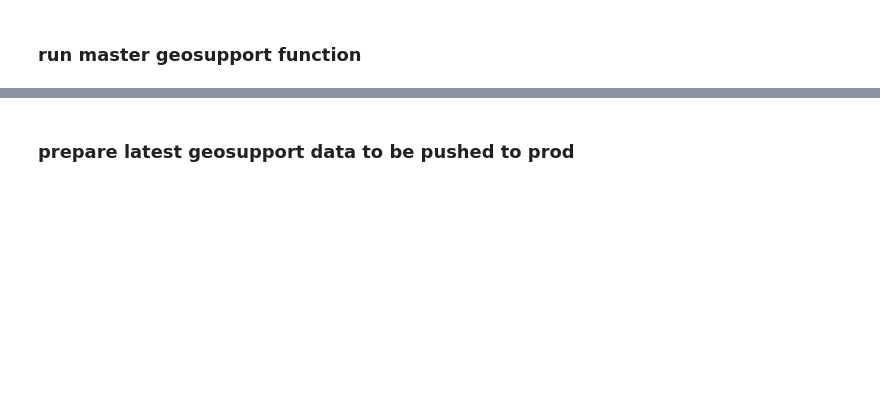
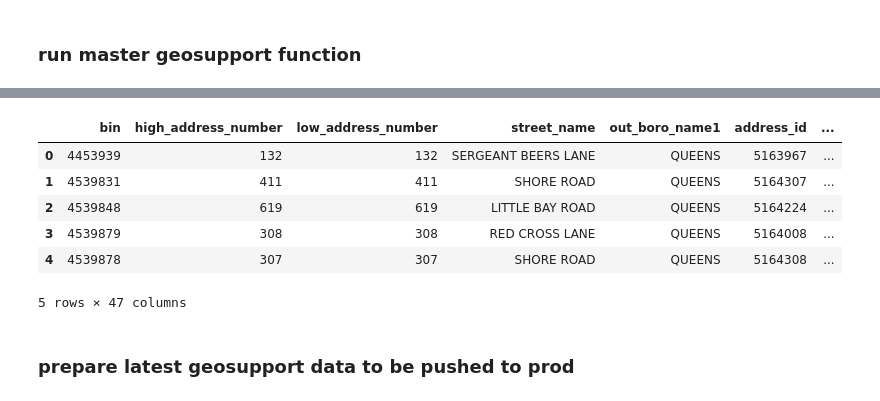
Before and after one commit to NYCParks-data/Structures, a Jupyter notebook: scripts/weekly_pre_QA/pre_QA_esri_push.ipynb, the cells around one changed output, grey strips where cells are left out. Drawn from its saved outputs; the diff is of its cells as text; code cells hidden in the pictures; blank space fills up the shorter version.

```diff
--- a/scripts/weekly_pre_QA/pre_QA_esri_push.ipynb
+++ b/scripts/weekly_pre_QA/pre_QA_esri_push.ipynb
@@ -278,5 +332,15 @@ bins = [str(bins[i]) for i in range(0, len(bins))]
 # %%
-df = master_geosupport_func(bins)
+df = master_geosupport_func(structs_sdf_final, 'BIN')
+# %%
+df.head()
+# %% [output]
+|  | bin | high_address_number | low_address_number | street_name | out_boro_name1 | address_id | ... |
+| 0 | 4453939 | 132 | 132 | SERGEANT BEERS LANE | QUEENS | 5163967 | ... |
+| 1 | 4539831 | 411 | 411 | SHORE ROAD | QUEENS | 5164307 | ... |
+| 2 | 4539848 | 619 | 619 | LITTLE BAY ROAD | QUEENS | 5164224 | ... |
+| 3 | 4539879 | 308 | 308 | RED CROSS LANE | QUEENS | 5164008 | ... |
+| 4 | 4539878 | 307 | 307 | SHORE ROAD | QUEENS | 5164308 | ... |
+5 rows × 47 columns
 # %% [markdown]
 ### prepare latest geosupport data to be pushed to prod
 # %%
```
Also changed, not shown: parts of 39 cells of this notebook.
